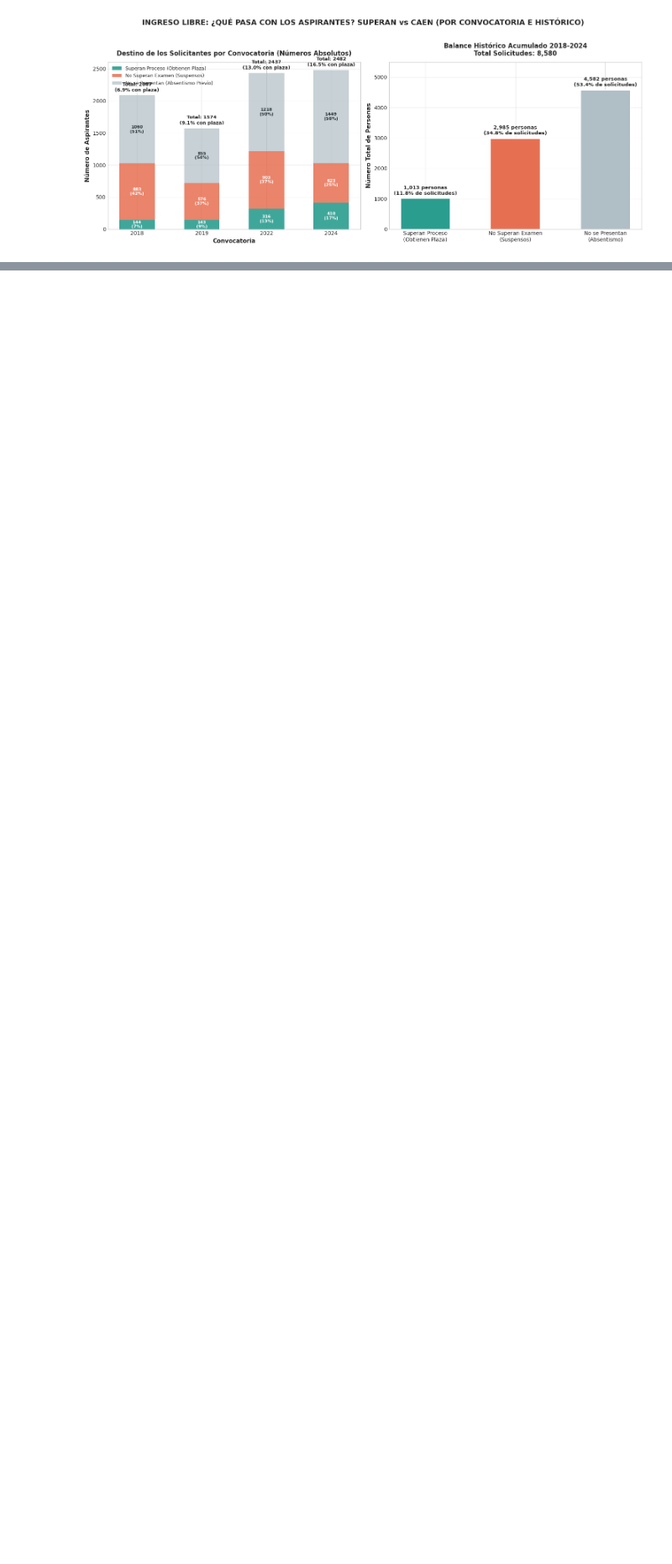
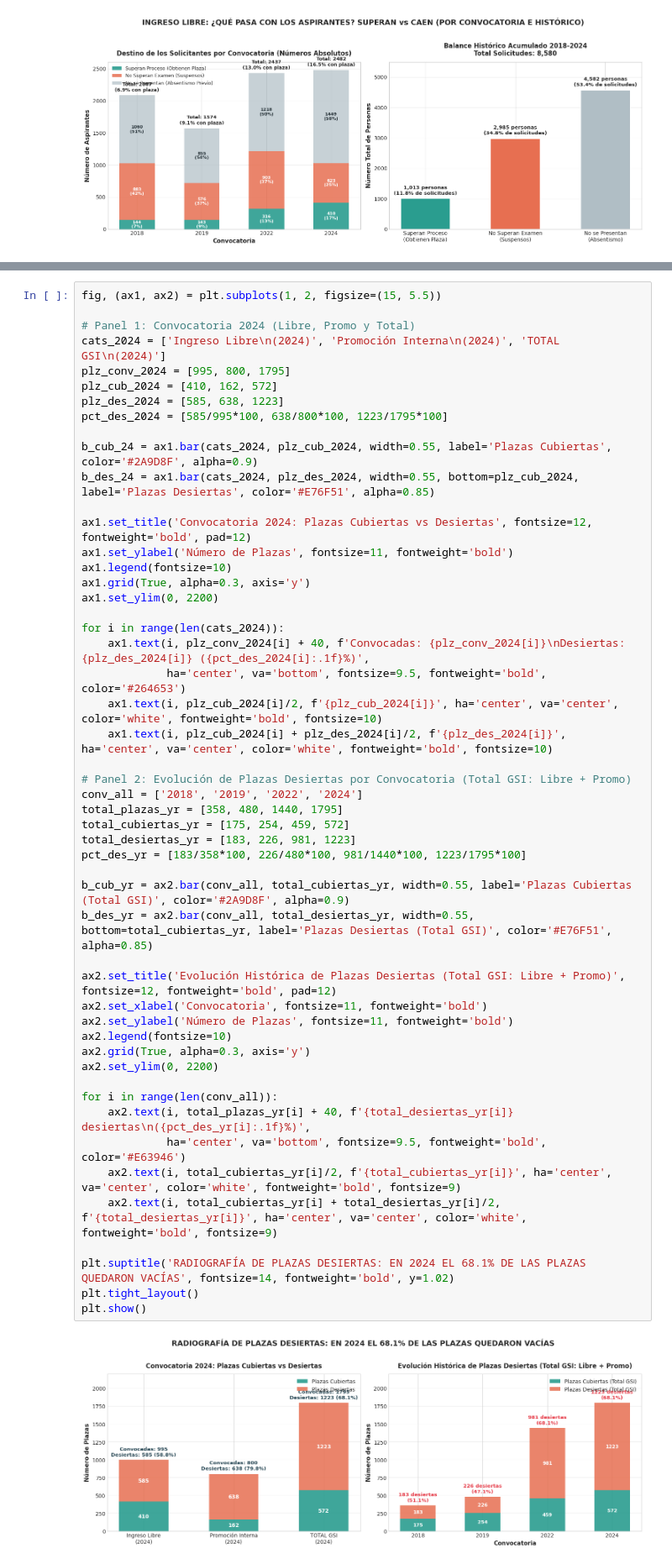
Before and after one commit to carmenales/analitica-datos-gsi, a Jupyter notebook: analisis_oposiciones_gsi_age.ipynb, the cells around one changed output, grey strips where cells are left out. Shown at 84% size. Saved outputs shown, nothing was run; the diff lists cells and outputs as text; blank space fills up the shorter version.

```diff
--- a/analisis_oposiciones_gsi_age.ipynb
+++ b/analisis_oposiciones_gsi_age.ipynb
@@ -498,0 +525,53 @@ plt.show()
+# %%
+fig, (ax1, ax2) = plt.subplots(1, 2, figsize=(15, 5.5))
+
+# Panel 1: Convocatoria 2024 (Libre, Promo y Total)
+cats_2024 = ['Ingreso Libre\n(2024)', 'Promoción Interna\n(2024)', 'TOTAL GSI\n(2024)']
+plz_conv_2024 = [995, 800, 1795]
+plz_cub_2024 = [410, 162, 572]
+plz_des_2024 = [585, 638, 1223]
+pct_des_2024 = [585/995*100, 638/800*100, 1223/1795*100]
+
+b_cub_24 = ax1.bar(cats_2024, plz_cub_2024, width=0.55, label='Plazas Cubiertas', color='#2A9D8F', alpha=0.9)
+b_des_24 = ax1.bar(cats_2024, plz_des_2024, width=0.55, bottom=plz_cub_2024, label='Plazas Desiertas', color='#E76F51', alpha=0.85)
+
+ax1.set_title('Convocatoria 2024: Plazas Cubiertas vs Desiertas', fontsize=12, fontweight='bold', pad=12)
+ax1.set_ylabel('Número de Plazas', fontsize=11, fontweight='bold')
+ax1.legend(fontsize=10)
+ax1.grid(True, alpha=0.3, axis='y')
+ax1.set_ylim(0, 2200)
+
+for i in range(len(cats_2024)):
+    ax1.text(i, plz_conv_2024[i] + 40, f'Convocadas: {plz_conv_2024[i]}\nDesiertas: {plz_des_2024[i]} ({pct_des_2024[i]:.1f}%)',
+             ha='center', va='bottom', fontsize=9.5, fontweight='bold', color='#264653')
+    ax1.text(i, plz_cub_2024[i]/2, f'{plz_cub_2024[i]}', ha='center', va='center', color='white', fontweight='bold', fontsize=10)
+    ax1.text(i, plz_cub_2024[i] + plz_des_2024[i]/2, f'{plz_des_2024[i]}', ha='center', va='center', color='white', fontweight='bold', fontsize=10)
+
+# Panel 2: Evolución de Plazas Desiertas por Convocatoria (Total GSI: Libre + Promo)
+conv_all = ['2018', '2019', '2022', '2024']
+total_plazas_yr = [358, 480, 1440, 1795]
+total_cubiertas_yr = [175, 254, 459, 572]
+total_desiertas_yr = [183, 226, 981, 1223]
+pct_des_yr = [183/358*100, 226/480*100, 981/1440*100, 1223/1795*100]
+
+b_cub_yr = ax2.bar(conv_all, total_cubiertas_yr, width=0.55, label='Plazas Cubiertas (Total GSI)', color='#2A9D8F', alpha=0.9)
+b_des_yr = ax2.bar(conv_all, total_desiertas_yr, width=0.55, bottom=total_cubiertas_yr, label='Plazas Desiertas (Total GSI)', color='#E76F51', alpha=0.85)
+
+ax2.set_title('Evolución Histórica de Plazas Desiertas (Total GSI: Libre + Promo)', fontsize=12, fontweight='bold', pad=12)
+ax2.set_xlabel('Convocatoria', fontsize=11, fontweight='bold')
+ax2.set_ylabel('Número de Plazas', fontsize=11, fontweight='bold')
+ax2.legend(fontsize=10)
+ax2.grid(True, alpha=0.3, axis='y')
+ax2.set_ylim(0, 2200)
+
+for i in range(len(conv_all)):
+    ax2.text(i, total_plazas_yr[i] + 40, f'{total_desiertas_yr[i]} desiertas\n({pct_des_yr[i]:.1f}%)',
+             ha='center', va='bottom', fontsize=9.5, fontweight='bold', color='#E63946')
+    ax2.text(i, total_cubiertas_yr[i]/2, f'{total_cubiertas_yr[i]}', ha='center', va='center', color='white', fontweight='bold', fontsize=9)
+    ax2.text(i, total_cubiertas_yr[i] + total_desiertas_yr[i]/2, f'{total_desiertas_yr[i]}', ha='center', va='center', color='white', fontweight='bold', fontsize=9)
+
+plt.suptitle('RADIOGRAFÍA DE PLAZAS DESIERTAS: EN 2024 EL 68.1% DE LAS PLAZAS QUEDARON VACÍAS', fontsize=14, fontweight='bold', y=1.02)
+plt.tight_layout()
+plt.show()
+# %% [output]
+[figure, added]
```
Also changed, not shown: parts of 10 cells of this notebook, 2 other files.
